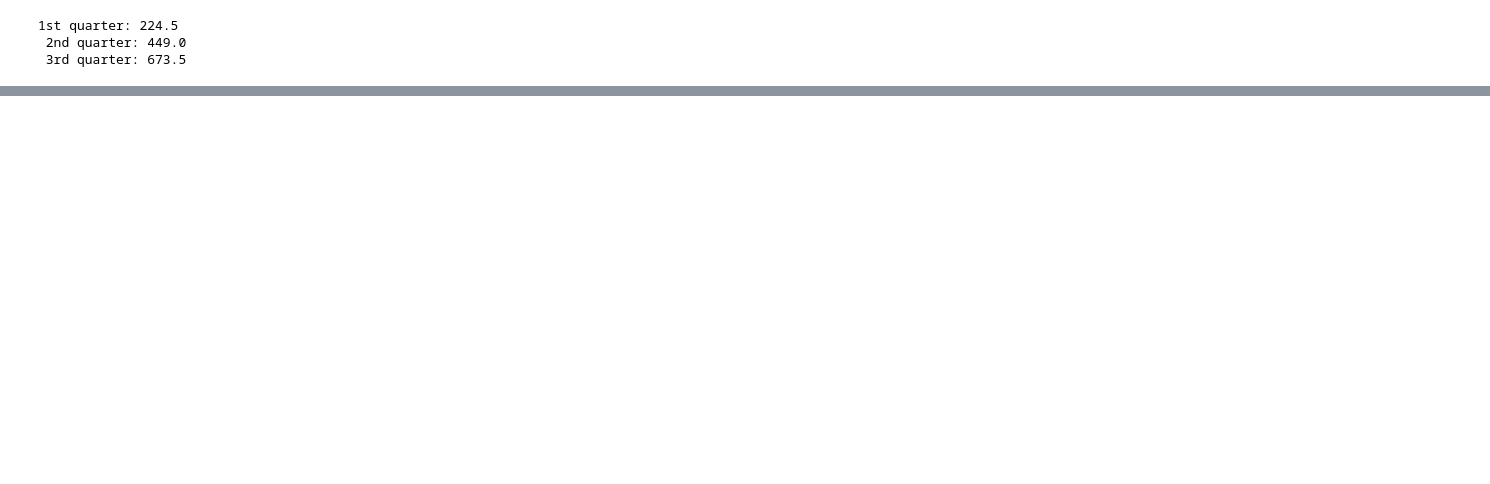
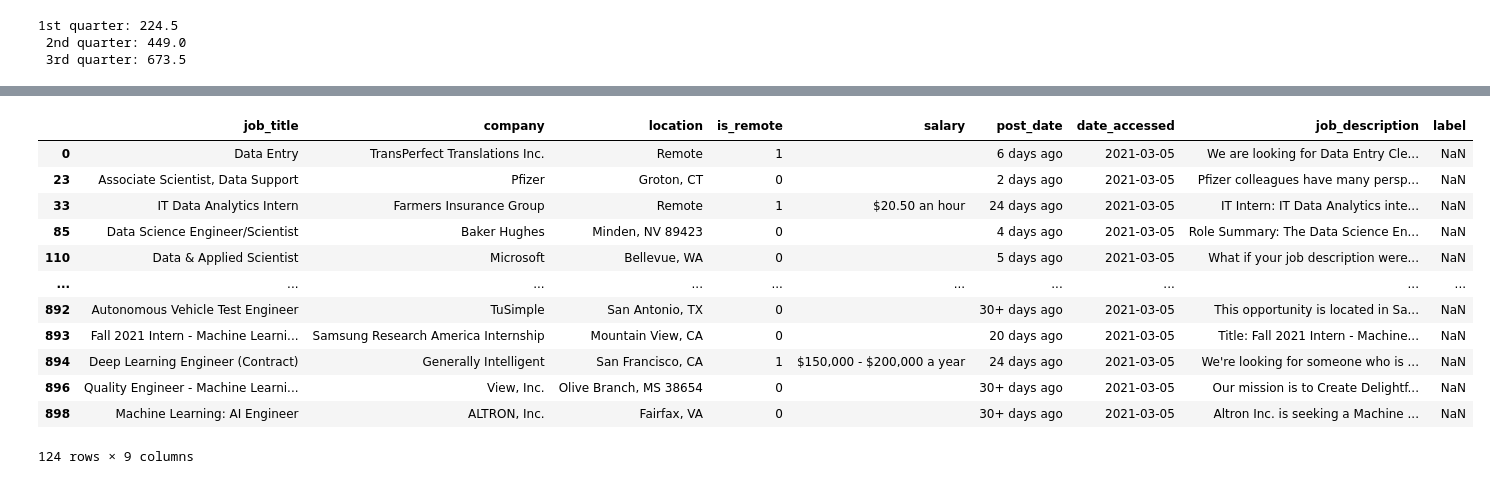
Before and after one commit to Brandon-Martinez27/data-job-resume-booster, a Jupyter notebook: prepare.ipynb, the cells around one changed output, grey strips where cells are left out. Cells and saved outputs as stored; diff of their text form; code cells hidden in the pictures; blank space fills up the shorter version.

Commit message:
made some labels

```diff
--- a/prepare.ipynb
+++ b/prepare.ipynb
@@ -146,0 +220,21 @@ r='\bData\b.*\bScientist\b'
+# %%
+df['label'] = ' '
+for job in df.job_title:
+    df['label'] = np.where(
+                'machine learning engineer' in job.lower() == True,
+                'MLE',
+                '')
+    df['label'] = np.where(
+                'data analyst' in job.lower() or 'business analyst' in job.lower() == True,
+                'DA',
+                '')
+    df['label'] = np.where(
+                'data scientist' in job.lower(),
+                'DS',
+                '')
+    df['label'] = np.where(
+                'data engineer' in job.lower(),
+                'DE',
+                '')
+# %%
+df['label'] = df.job_title.str.lower().str.extract('(data scientist|data analyst|data engineer|machine learning engineer)')
@@ -146,0 +250,16 @@ r='\bData\b.*\bScientist\b'
+# %%
+df[df.label.isnull()]
+# %% [output]
+|  | job_title | company | location | is_remote | salary | post_date | date_accessed | job_description | label |
+| 0 | Data Entry | TransPerfect Translations Inc. | Remote | 1 |  | 6 days ago | 2021-03-05 | We are looking for Data Entry Cle... | NaN |
+| 23 | Associate Scientist, Data Support | Pfizer | Groton, CT | 0 |  | 2 days ago | 2021-03-05 | Pfizer colleagues have many persp... | NaN |
+| 33 | IT Data Analytics Intern | Farmers Insurance Group | Remote | 1 | $20.50 an hour | 24 days ago | 2021-03-05 | IT Intern: IT Data Analytics inte... | NaN |
+| 85 | Data Science Engineer/Scientist | Baker Hughes | Minden, NV 89423 | 0 |  | 4 days ago | 2021-03-05 | Role Summary: The Data Science En... | NaN |
+| 110 | Data & Applied Scientist | Microsoft | Bellevue, WA | 0 |  | 5 days ago | 2021-03-05 | What if your job description were... | NaN |
+| ... | ... | ... | ... | ... | ... | ... | ... | ... | ... |
+| 892 | Autonomous Vehicle Test Engineer | TuSimple | San Antonio, TX | 0 |  | 30+ days ago | 2021-03-05 | This opportunity is located in Sa... | NaN |
+| 893 | Fall 2021 Intern - Machine Learni... | Samsung Research America Internship | Mountain View, CA | 0 |  | 20 days ago | 2021-03-05 | Title: Fall 2021 Intern - Machine... | NaN |
+| 894 | Deep Learning Engineer (Contract) | Generally Intelligent | San Francisco, CA | 1 | $150,000 - $200,000 a year | 24 days ago | 2021-03-05 | We're looking for someone who is ... | NaN |
+| 896 | Quality Engineer - Machine Learni... | View, Inc. | Olive Branch, MS 38654 | 0 |  | 30+ days ago | 2021-03-05 | Our mission is to Create Delightf... | NaN |
+| 898 | Machine Learning: AI Engineer | ALTRON, Inc. | Fairfax, VA | 0 |  | 30+ days ago | 2021-03-05 | Altron Inc. is seeking a Machine ... | NaN |
+124 rows × 9 columns
```
Also changed, not shown: parts of 14 cells of this notebook.
